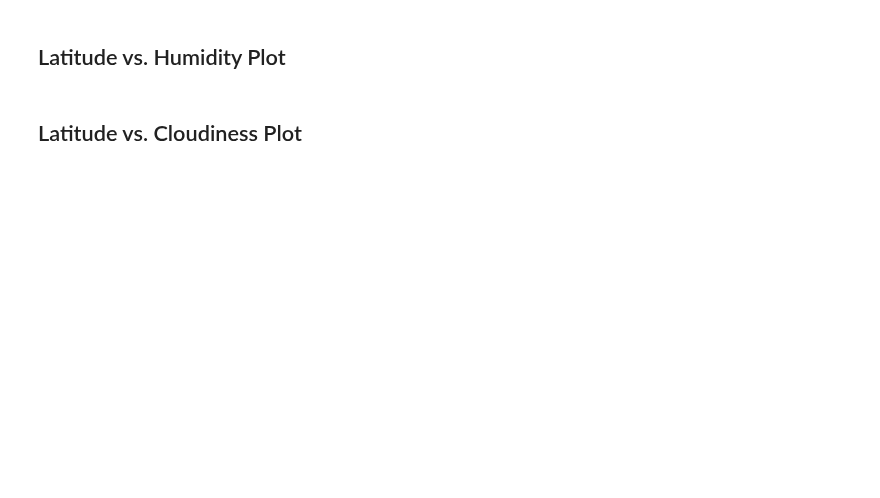
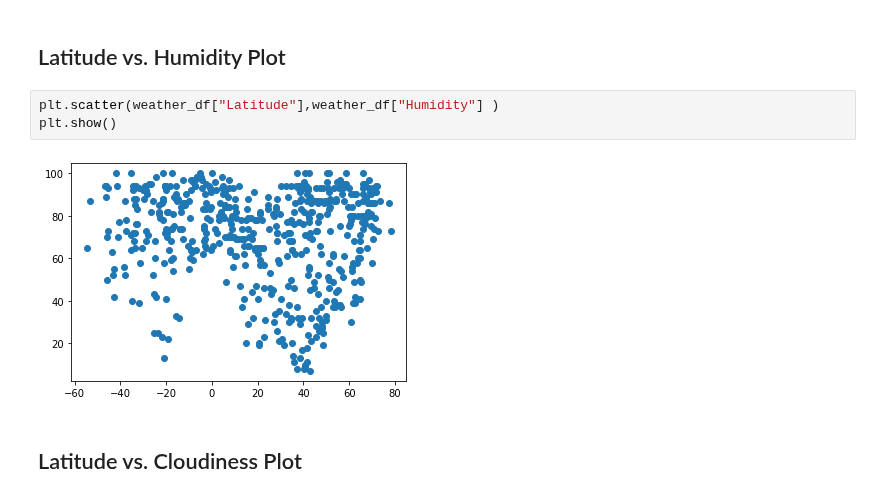
Before and after one commit to cyoungman9/python-api-challenge, a Jupyter notebook: WeatherPy/WeatherPy.ipynb, the cells around one changed output. Cells and saved outputs as stored; diff of their text form; blank space fills up the shorter version.

```diff
--- a/WeatherPy/WeatherPy.ipynb
+++ b/WeatherPy/WeatherPy.ipynb
@@ -169,4 +193,9 @@ plt.show()
 # %% [markdown]
 ## Latitude vs. Humidity Plot
+# %%
+plt.scatter(weather_df["Latitude"],weather_df["Humidity"] )
+plt.show()
+# %% [output]
+[figure, added]
 # %% [markdown]
 ## Latitude vs. Cloudiness Plot
```
Also changed, not shown: parts of 9 cells of this notebook.
